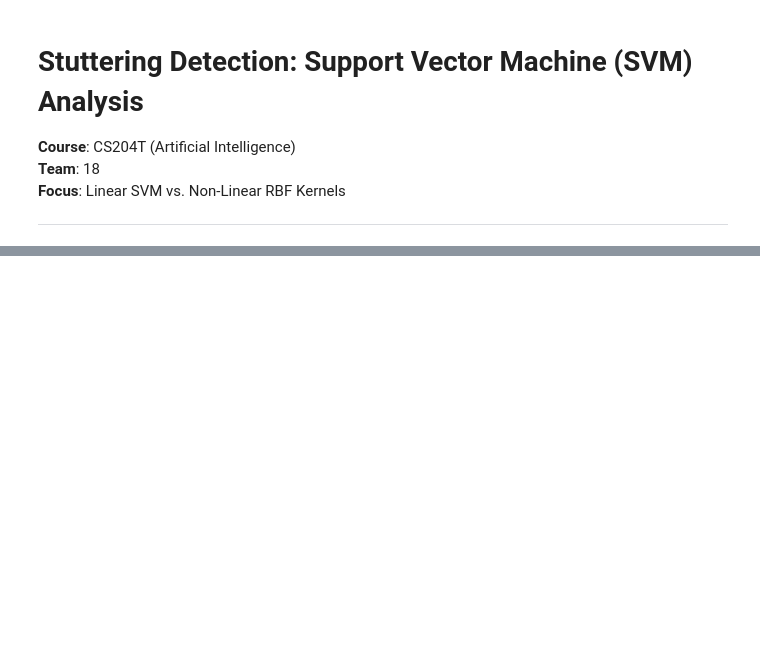
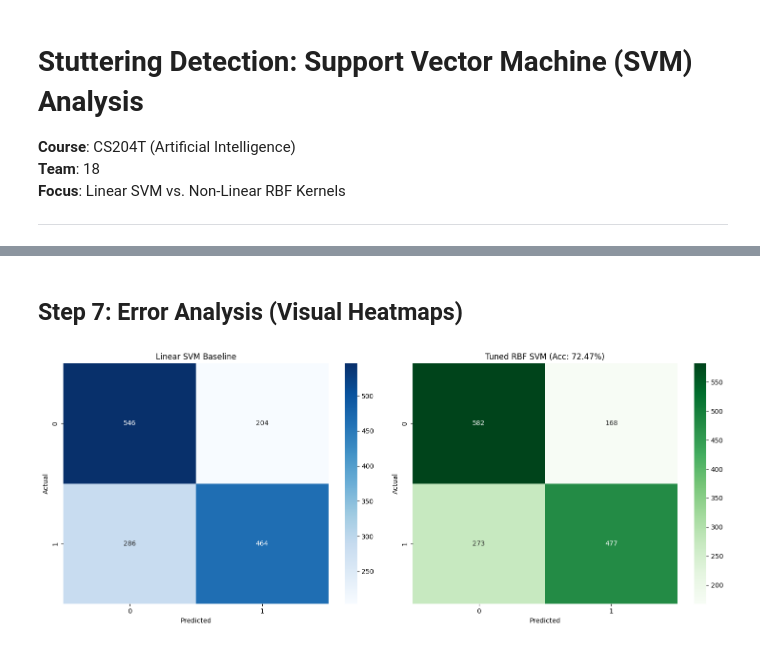
Before and after one commit to Photon-139/Stuttering-Detection-Term-Project, a Jupyter notebook: SVM_Kernel_Deep_Dive.ipynb, the cells around one changed output, grey strips where cells are left out. Drawn from its saved outputs; the diff is of its cells as text; code cells hidden in the pictures; blank space fills up the shorter version.

```diff
--- a/SVM_Kernel_Deep_Dive.ipynb
+++ b/SVM_Kernel_Deep_Dive.ipynb
@@ -80,7 +79,6 @@ X_test_final = manager.preprocess(X_test, method="standard")
 # %%
-linear_svm = LinearSVMModel("Linear_SVM")
-linear_svm.train(X_train_final, y_train_bal)
-
-print("\n--- Evaluation on Unseen Test Set ---")
-linear_svm.evaluate(X_test_final, y_test)
+lin_svm = LinearSVMModel("Linear_SVM_Baseline")
+lin_svm.train(X_train_final, y_train_bal)
+print("Evaluating Linear SVM Baseline:")
+lin_svm.evaluate(X_test_final, y_test)
 # %% [output]
@@ -91,6 +107,5 @@ linear_svm.evaluate(X_test_final, y_test)
 # %%
-kernel_svm = KernelSVMModel("NonLinear_RBF_SVM", kernel_type='rbf')
-kernel_svm.train(X_train_final, y_train_bal)
-
-print("\n--- Evaluation on Unseen Test Set ---")
-kernel_svm.evaluate(X_test_final, y_test)
+rbf_svm = KernelSVMModel("RBF_SVM_Baseline", kernel="rbf")
+rbf_svm.train(X_train_final, y_train_bal)
+print("Evaluating RBF SVM Baseline:")
+rbf_svm.evaluate(X_test_final, y_test)
@@ -96,0 +174,25 @@ kernel_svm.evaluate(X_test_final, y_test)
+# %% [markdown]
+## Step 7: Error Analysis (Visual Heatmaps)
+# %%
+fig, axes = plt.subplots(1, 2, figsize=(15, 6))
+
+# Linear SVM CM
+y_pred_lin = lin_svm.predict(X_test_final)
+cm_lin = confusion_matrix(y_test, y_pred_lin)
+sns.heatmap(cm_lin, annot=True, fmt="d", cmap="Blues", ax=axes[0])
+axes[0].set_title("Linear SVM Baseline")
+axes[0].set_xlabel("Predicted")
+axes[0].set_ylabel("Actual")
+
+# Tuned Kernel SVM CM
+y_pred_tuned = gs_svm.best_estimator_.predict(X_test_final)
+cm_tuned = confusion_matrix(y_test, y_pred_tuned)
+sns.heatmap(cm_tuned, annot=True, fmt="d", cmap="Greens", ax=axes[1])
+axes[1].set_title(f"Tuned RBF SVM (Acc: {gs_svm.best_score_:.2%})")
+axes[1].set_xlabel("Predicted")
+axes[1].set_ylabel("Actual")
+
+plt.tight_layout()
+plt.show()
+# %% [output]
+[figure, added]
```
Also changed, not shown: parts of 17 cells of this notebook, 28 other files.
